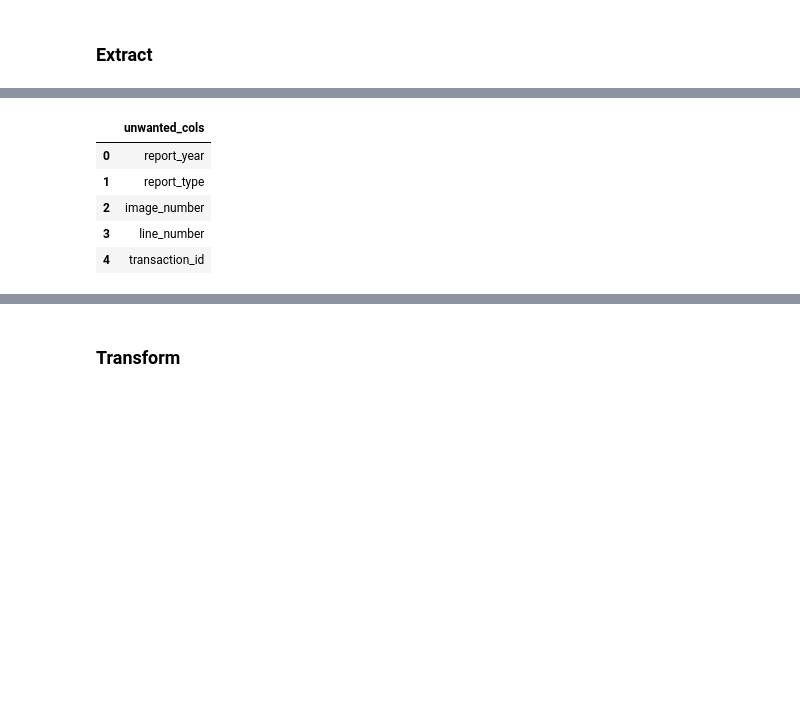
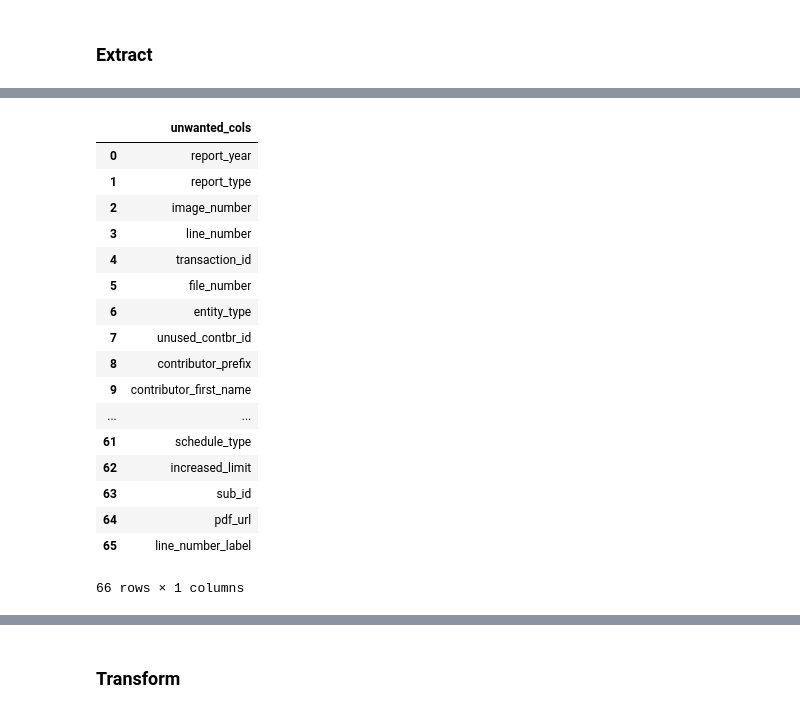
Before and after one commit to JosefinaAureaAmaro/01_Project_Python_SQL-PostgreSQL, a Jupyter notebook: Contributions_ETL.ipynb, the cells around one changed output, grey strips where cells are left out. Cells and saved outputs as stored; diff of their text form; code cells hidden in the pictures; blank space fills up the shorter version.

```diff
--- a/Contributions_ETL.ipynb
+++ b/Contributions_ETL.ipynb
@@ -43,14 +44,26 @@ hillary_contr_0_2015.head()
 # %%
 ## drop columns file
 hc_drop_cols = pd.read_csv('./Resources/hc_contributions_drop_columns.csv', delimiter = ',')
-hc_drop_cols.head()
+hc_drop_cols
 # %% [output]
 |  | unwanted_cols |
 | 0 | report_year |
 | 1 | report_type |
 | 2 | image_number |
 | 3 | line_number |
 | 4 | transaction_id |
+| 5 | file_number |
+| 6 | entity_type |
+| 7 | unused_contbr_id |
+| 8 | contributor_prefix |
+| 9 | contributor_first_name |
+| ... | ... |
+| 61 | schedule_type |
+| 62 | increased_limit |
+| 63 | sub_id |
+| 64 | pdf_url |
+| 65 | line_number_label |
+66 rows × 1 columns
 # %%
 ## created a list of drop columns items
 hc_drop_cols_list = list(hc_drop_cols['unwanted_cols'])
```
Also changed, not shown: parts of 12 cells of this notebook.
